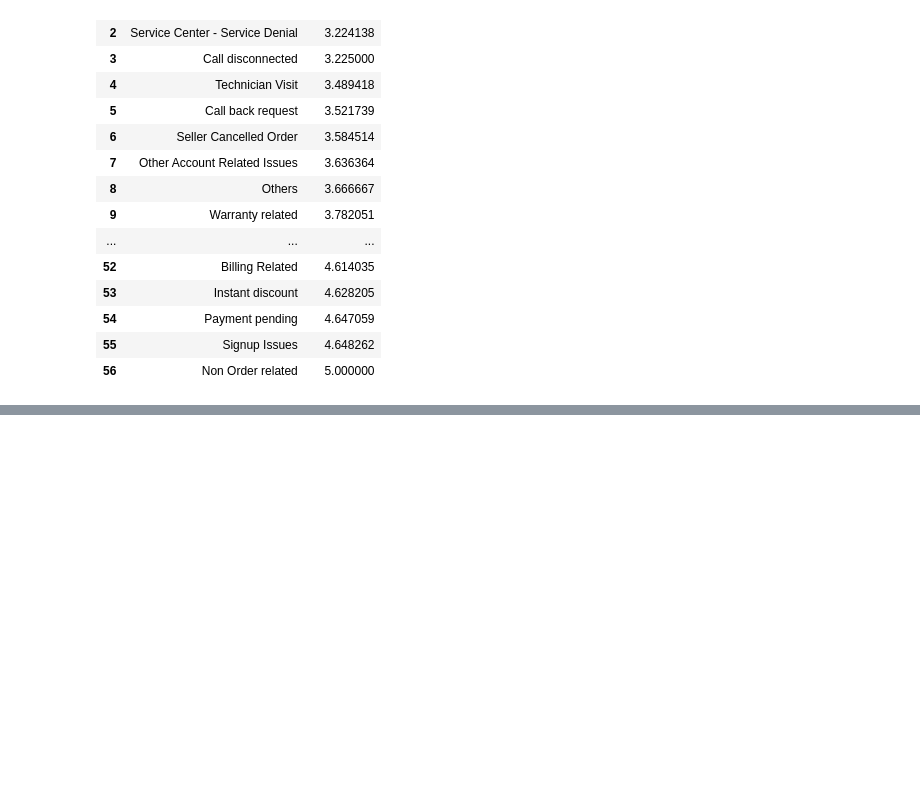
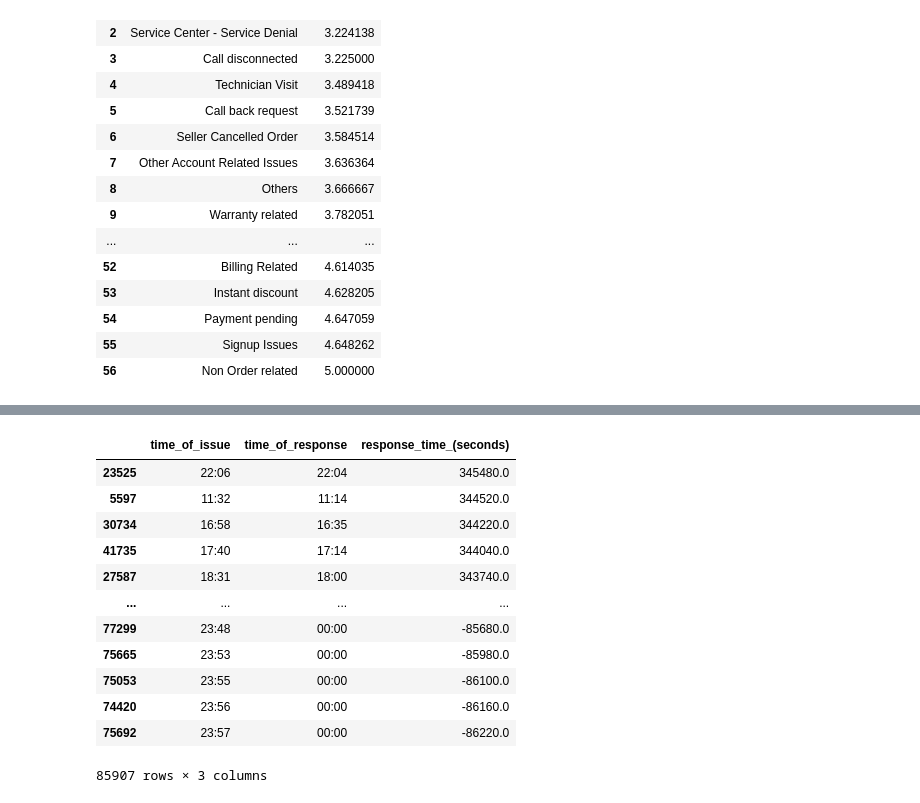
Before and after one commit to Danny-Dalo/Customer-Support-Data, a Jupyter notebook: analysis.ipynb, the cells around one changed output, grey strips where cells are left out. Drawn from its saved outputs; the diff is of its cells as text; code cells hidden in the pictures; blank space fills up the shorter version.

```diff
--- a/analysis.ipynb
+++ b/analysis.ipynb
@@ -124,0 +219,17 @@ sub_cat_csat_score
+# %%
+# processed_data[["time_of_issue", "time_of_response"]]
+processed_data[["time_of_issue", "time_of_response", "response_time_(seconds)"]].sort_values(ascending=False, by="response_time_(seconds)")
+# %% [output]
+|  | time_of_issue | time_of_response | response_time_(seconds) |
+| 23525 | 22:06 | 22:04 | 345480.0 |
+| 5597 | 11:32 | 11:14 | 344520.0 |
+| 30734 | 16:58 | 16:35 | 344220.0 |
+| 41735 | 17:40 | 17:14 | 344040.0 |
+| 27587 | 18:31 | 18:00 | 343740.0 |
+| ... | ... | ... | ... |
+| 77299 | 23:48 | 00:00 | -85680.0 |
+| 75665 | 23:53 | 00:00 | -85980.0 |
+| 75053 | 23:55 | 00:00 | -86100.0 |
+| 74420 | 23:56 | 00:00 | -86160.0 |
+| 75692 | 23:57 | 00:00 | -86220.0 |
+85907 rows × 3 columns
```
Also changed, not shown: parts of 6 cells of this notebook, 1 other file.
